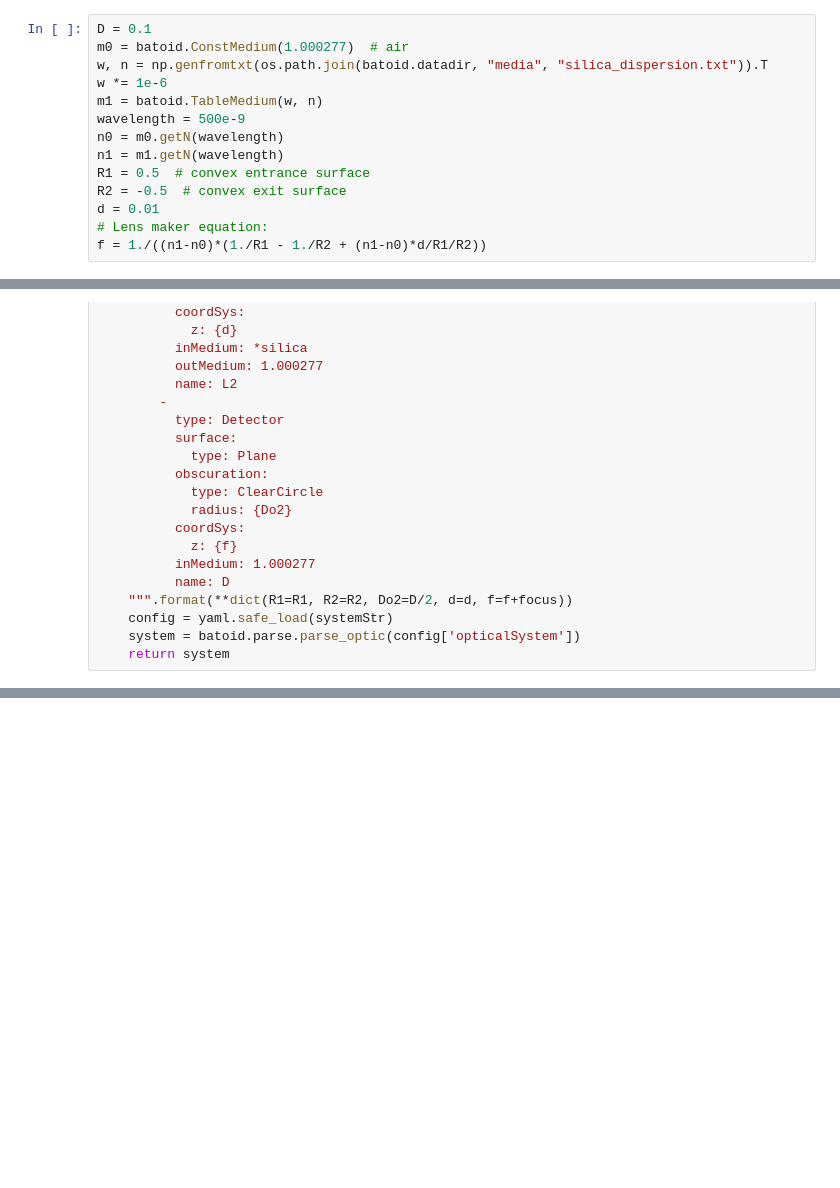
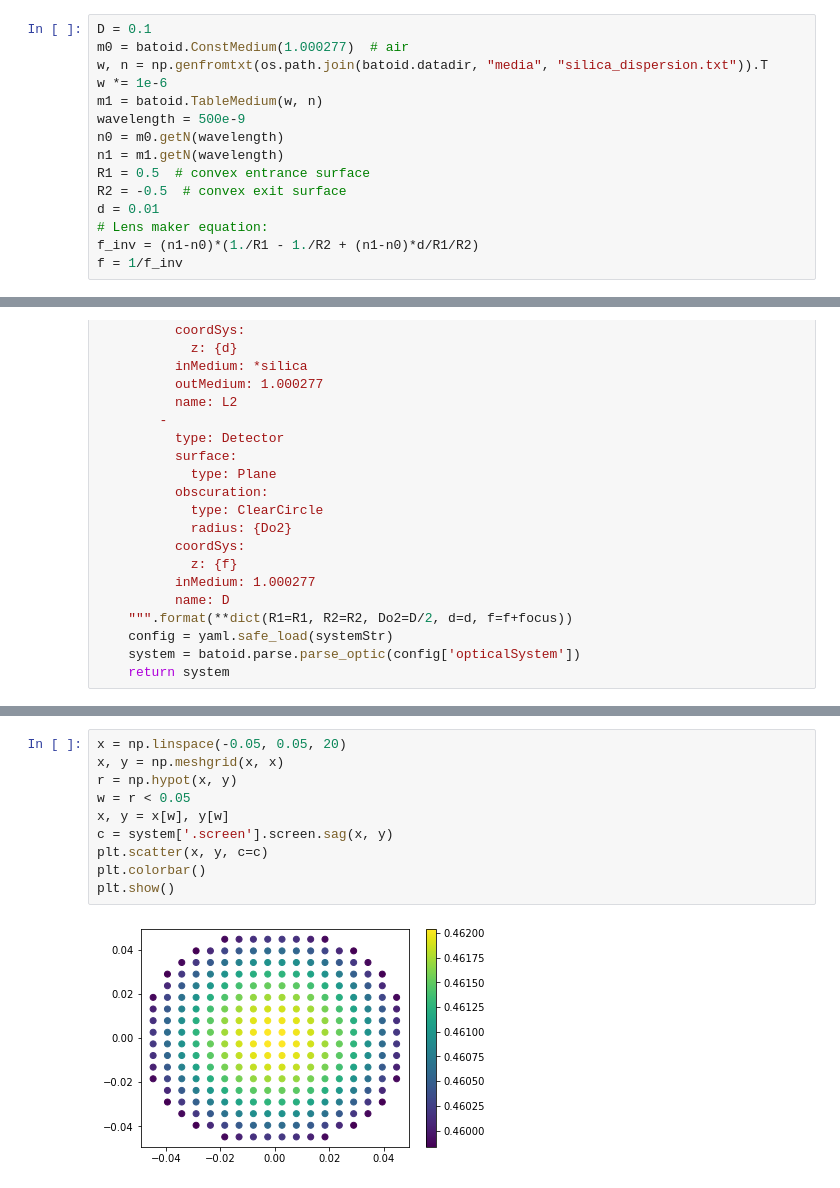
Before and after one commit to jmeyers314/batoid, a Jupyter notebook: notebook/Thin Lens.ipynb, the cells around one changed output, grey strips where cells are left out. Saved outputs shown, nothing was run; the diff lists cells and outputs as text; blank space fills up the shorter version.

```diff
--- a/notebook/Thin Lens.ipynb
+++ b/notebook/Thin Lens.ipynb
@@ -20,4 +20,5 @@ R1 = 0.5  # convex entrance surface
 R2 = -0.5  # convex exit surface
 d = 0.01
 # Lens maker equation:
-f = 1./((n1-n0)*(1./R1 - 1./R2 + (n1-n0)*d/R1/R2))
+f_inv = (n1-n0)*(1./R1 - 1./R2 + (n1-n0)*d/R1/R2)
+f = 1/f_inv
@@ -110,0 +213,12 @@ def spot(theta_x, theta_y, wavelength, focus):
+# %%
+x = np.linspace(-0.05, 0.05, 20)
+x, y = np.meshgrid(x, x)
+r = np.hypot(x, y)
+w = r < 0.05
+x, y = x[w], y[w]
+c = system['.screen'].screen.sag(x, y)
+plt.scatter(x, y, c=c)
+plt.colorbar()
+plt.show()
+# %% [output]
+[figure, added]
```
Also changed, not shown: parts of 7 cells of this notebook, 3 other files.
